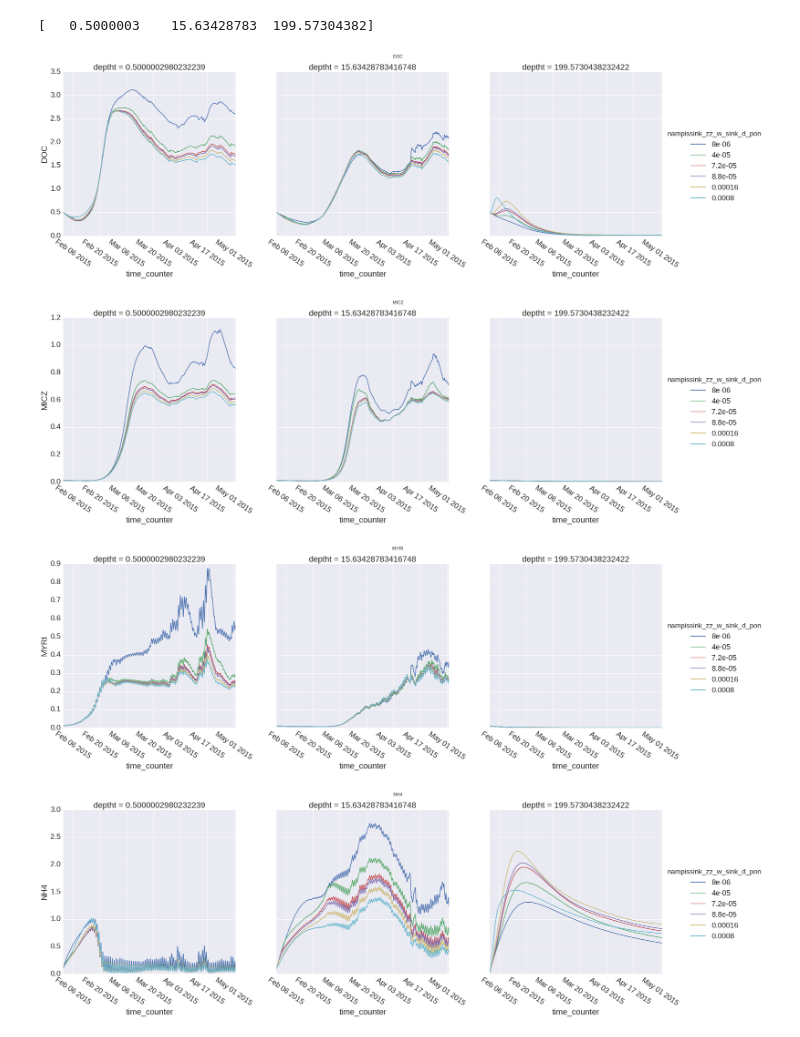
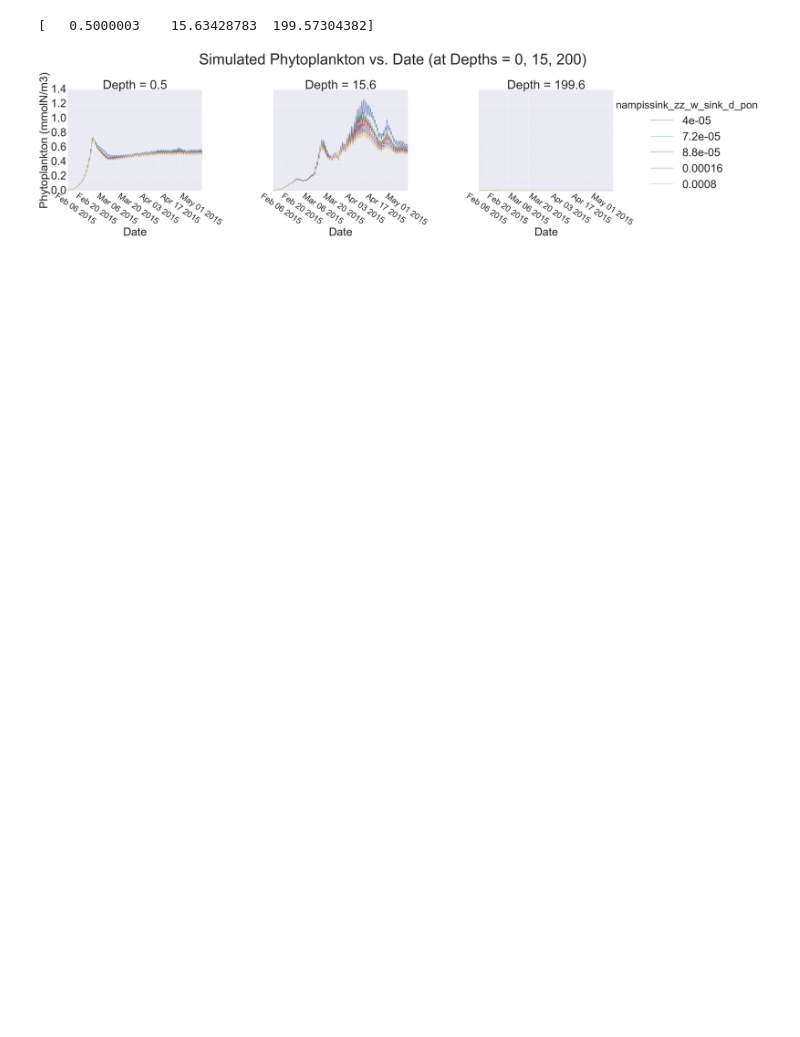
Before and after one commit to SalishSeaCast/analysis-james, a Jupyter notebook: notebooks/nampissink_june_8_analysis/nampissink_zz_w_sink_d_pon.ipynb, the cells around one changed output. Saved outputs shown, nothing was run; the diff lists cells and outputs as text; code cells hidden in the pictures; blank space fills up the shorter version.

```diff
--- a/notebooks/nampissink_june_8_analysis/nampissink_zz_w_sink_d_pon.ipynb
+++ b/notebooks/nampissink_june_8_analysis/nampissink_zz_w_sink_d_pon.ipynb
@@ -12,7 +12,7 @@ plt.rcParams['image.cmap'] = 'jet'
 #sns.set(font_scale=2)
 # %%
 # Parent directory for the results of this run
-group_results_directory = '/data/jpetrie/MEOPAR/SalishSea/results/nampissink_june_8/' + '/'
+group_results_directory = '/data/jpetrie/MEOPAR/SalishSea/results/5x5/nampissink_june_17/' + '/'
 tracer_file = 'SS5x5_1h_20150201_20150501_ptrc_T.nc'
 mesh_mask_file = 'mesh_mask.nc'
 individual_directories = []
@@ -205,23 +205,27 @@ for param_val in keys:
 df_subset = pd.concat(dataframe_list)
 
 df_subset.reset_index(inplace=True) # Get rid of that multiindex madness
+df_subset["ROUNDED_DEPTH"] = df_subset["deptht"].round(1)
 # %%
-plot_vars = [ 'DOC','MICZ', 'MYRI', 'NH4', 'NO3', 'O2', 'PHY', 'PHY2', 'POC', 'Si', 'bSi']
+plot_vars = ["PHY"]#[ 'DOC','MICZ', 'MYRI', 'NH4', 'NO3', 'O2', 'PHY', 'PHY2', 'POC', 'Si', 'bSi']
 # %%
-sns.set(font_scale = 2)
+sns.set(font_scale = 6)
 depth_vals = (df_subset['deptht'].unique())[0:40:15]
 
 print(depth_vals)
 for var in plot_vars:
-    fg = sns.FacetGrid(data=df_subset.query("deptht in @depth_vals"), hue=param_name,col = "deptht",size =8)
+    fg = sns.FacetGrid(data=df_subset.query("deptht in @depth_vals and nampissink_zz_w_sink_d_pon > 0.000009"), hue=param_name,col = "ROUNDED_DEPTH",size =15)
     fg.map(plt.plot, 'time_counter', var).add_legend()
-    fg.set_xticklabels(rotation=-35)
-    plt.subplots_adjust(top=0.9)
-    fg.fig.suptitle(var)
+    fg.set_titles("Depth = {col_name}")
+    fg.set_xticklabels(rotation=-35, size = 45)
+    plt.subplots_adjust(top=0.8)
+    fg.fig.suptitle("Simulated Phytoplankton vs. Date (at Depths = 0, 15, 200)", size = 80)
+    fg.set_xlabels("Date", size = 60)
+    fg.set_ylabels("Phytoplankton (mmolN/m3)", size = 60)
 sns.set(font_scale = 1)
+plt.gcf().subplots_adjust(bottom=0.3)
+plt.savefig('/home/jpetrie/SensitivityAnalysisPresentation/nampissink_phyto_vs_date.png', dpi=400)
+#plt.savefig('/home/jpetrie/SensitivityAnalysisPresentation/nampissink_phyto_vs_date', format='eps', dpi=1000)
 # %% [output]
 [   0.5000003    15.63428783  199.57304382]
-[figure, old version]
+[figure, new version]
-[figure, removed]
-[figure, removed]
-[figure, removed]
```
Also changed, not shown: parts of 10 cells of this notebook, 3 other files.
